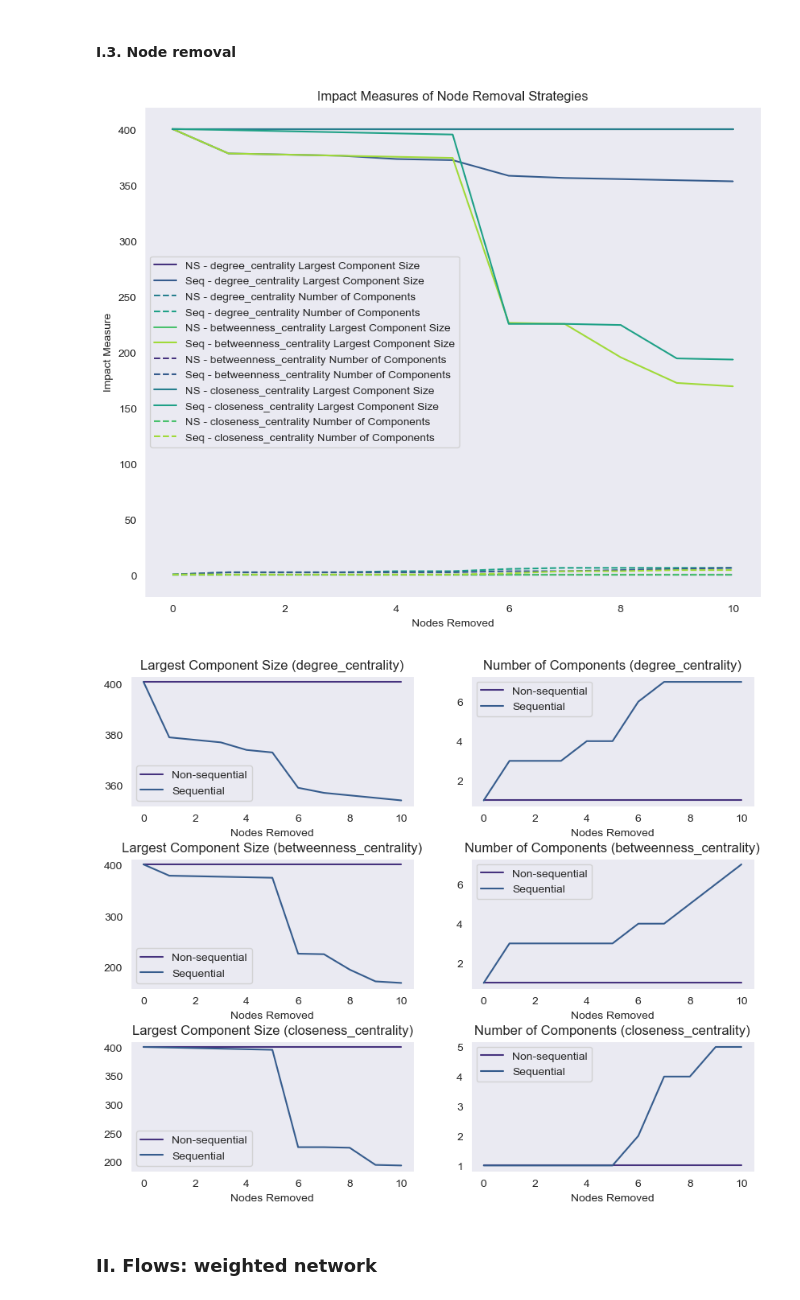
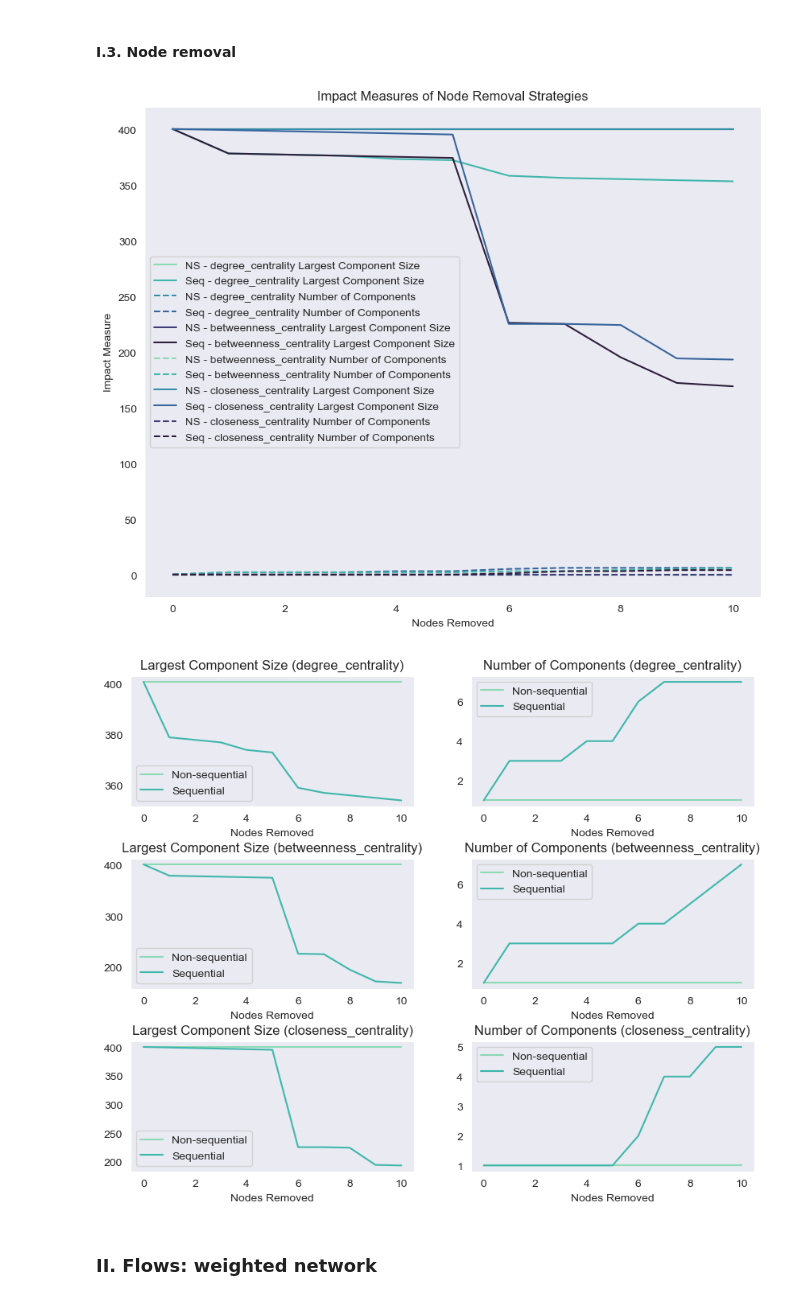
Before and after one commit to ZongheMa/CASA0002_Urban_Simulation, a Jupyter notebook: Urban Simulation Assessment.ipynb, the cells around one changed output. Cells and saved outputs as stored; diff of their text form; code cells hidden in the pictures.

```diff
--- a/Urban Simulation Assessment.ipynb
+++ b/Urban Simulation Assessment.ipynb
@@ -204,7 +204,10 @@ import seaborn as sns
 import matplotlib.pyplot as plt
 
 # Set a color palette
-sns.set_palette("viridis")
+
+sns.set_palette("mako_r")
+
+
 
 # Plot the impact measures for each strategy and centrality measure in one plot
 plt.figure(figsize=(10, 8))
@@ -222,35 +225,35 @@ plt.gcf().set_facecolor('none')
 plt.legend()
 
 plt.show()
 
 # Plot the impact measures for each strategy and centrality measure for better understanding and analysis
 plt.figure(figsize=(10, 8))
 for i in range(len(centrality_measures)):
     plt.subplot(3, 2, 2 * i + 1)
     plt.plot(ns_largest_component_size[i], label='Non-sequential')
     plt.plot(seq_largest_component_size[i], label='Sequential')
     plt.title(f'Largest Component Size ({centrality_measures[i].__name__})')
     plt.xlabel('Nodes Removed')
     # plt.ylabel('Size of Largest Component')
     plt.legend()
     plt.grid(False)
     plt.gcf().set_facecolor('none')
 
     plt.subplot(3, 2, 2 * i + 2)
     plt.plot(ns_num_components[i], label='Non-sequential')
     plt.plot(seq_num_components[i], label='Sequential')
     plt.title(f'Number of Components ({centrality_measures[i].__name__})')
     plt.xlabel('Nodes Removed')
     # plt.ylabel('Number of Component')
     plt.legend()
     plt.grid(False)
     plt.gcf().set_facecolor('none')
 
 plt.subplots_adjust(hspace=0.4)
 plt.show()
 # %% [output]
-[figure, old version]
+[figure, new version]
-[figure, old version]
+[figure, new version]
 # %% [markdown]
 ### II. Flows: weighted network
 # %% [markdown]
```
Also changed, not shown: parts of 4 cells of this notebook.
